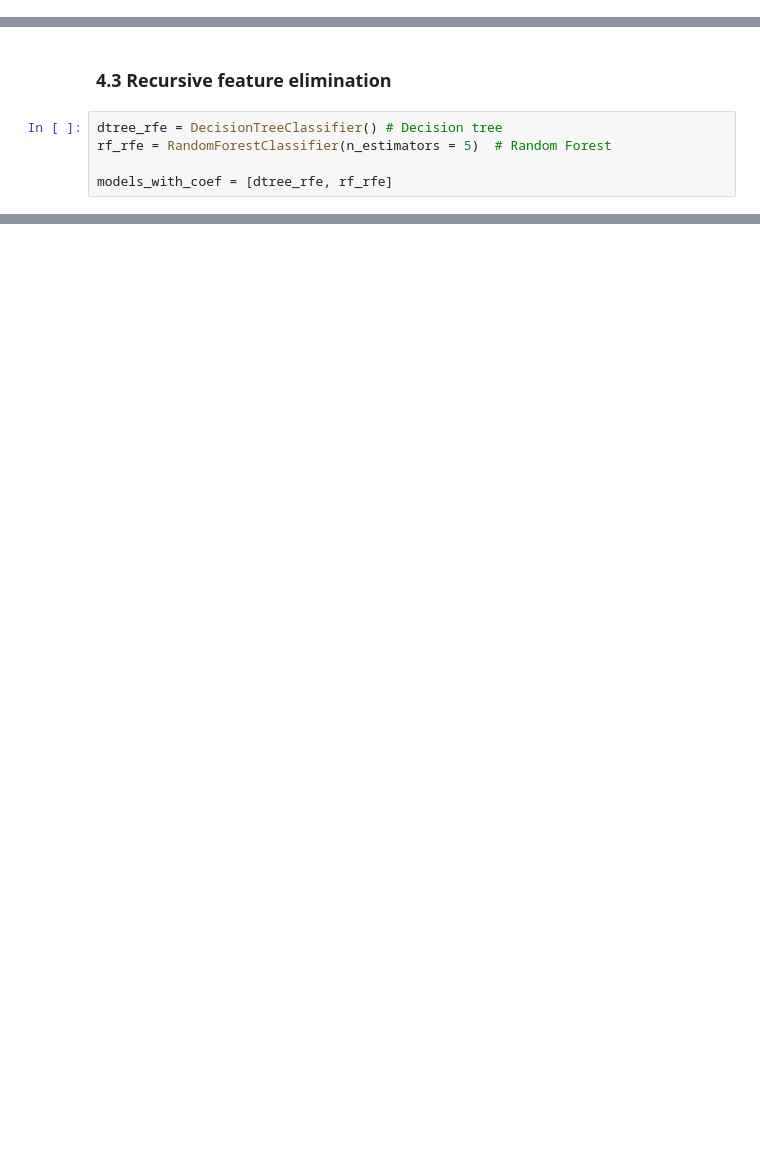
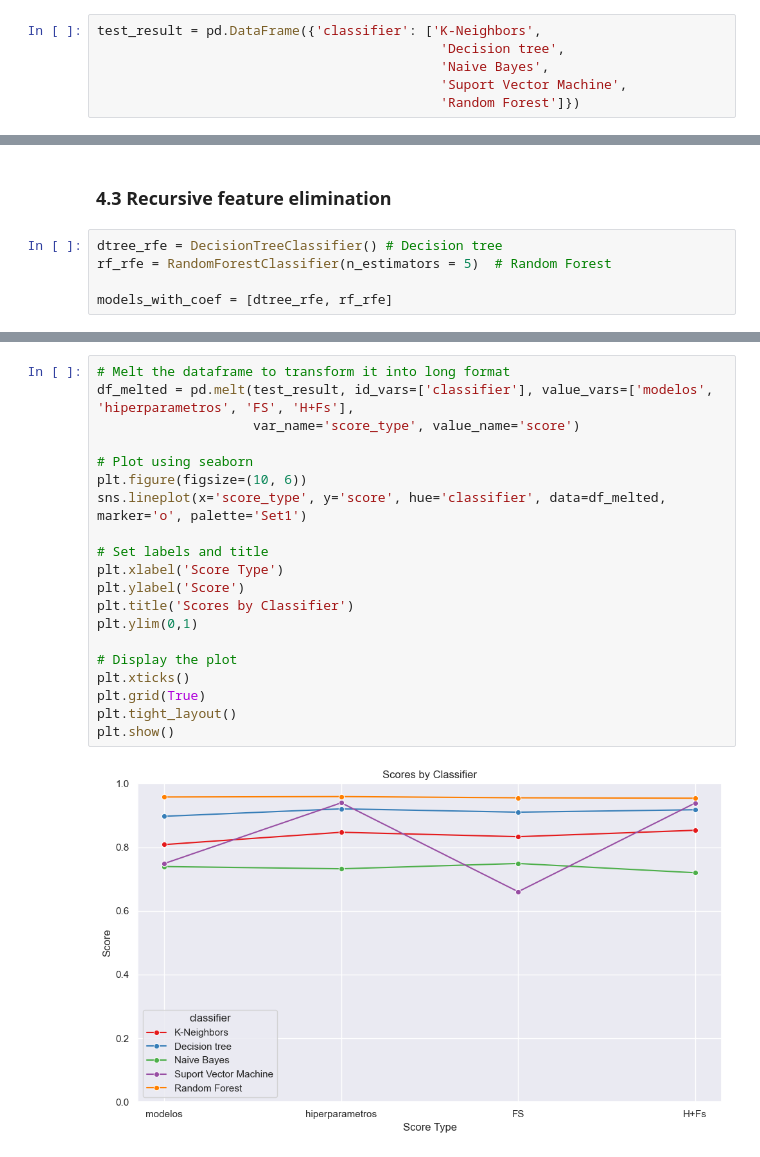
Before and after one commit to nmartinser/Telerehabilitation, a Jupyter notebook: notebooks/ml_gestureLabel.ipynb, the cells around one changed output, grey strips where cells are left out. Drawn from its saved outputs; the diff is of its cells as text; blank space fills up the shorter version.

```diff
--- a/notebooks/ml_gestureLabel.ipynb
+++ b/notebooks/ml_gestureLabel.ipynb
@@ -52,6 +52,12 @@ df.head() # visualizacion de la cabecera
 | 3 | 101 | 0 | 4 | 1 | stand | 57 | 0.28321350295077613 | ... |
 | 4 | 101 | 0 | 5 | 1 | stand | 60 | 0.39363598833851376 | ... |
 5 rows × 141 columns
+# %%
+test_result = pd.DataFrame({'classifier': ['K-Neighbors',
+                                            'Decision tree',
+                                            'Naive Bayes',
+                                            'Suport Vector Machine',
+                                            'Random Forest']})
 # %% [markdown]
 ## 1. Preprocesado
 # %% [markdown]
@@ -288,0 +398,22 @@ seleccion_variables(models_with_coef, train_X, train_y)
+# %%
+# Melt the dataframe to transform it into long format
+df_melted = pd.melt(test_result, id_vars=['classifier'], value_vars=['modelos', 'hiperparametros', 'FS', 'H+Fs'],
+                    var_name='score_type', value_name='score')
+
+# Plot using seaborn
+plt.figure(figsize=(10, 6))
+sns.lineplot(x='score_type', y='score', hue='classifier', data=df_melted, marker='o', palette='Set1')
+
+# Set labels and title
+plt.xlabel('Score Type')
+plt.ylabel('Score')
+plt.title('Scores by Classifier')
+plt.ylim(0,1)
+
+# Display the plot
+plt.xticks()
+plt.grid(True)
+plt.tight_layout()
+plt.show()
+# %% [output]
+[figure, added]
```
Also changed, not shown: parts of 15 cells of this notebook, 2 other files.
